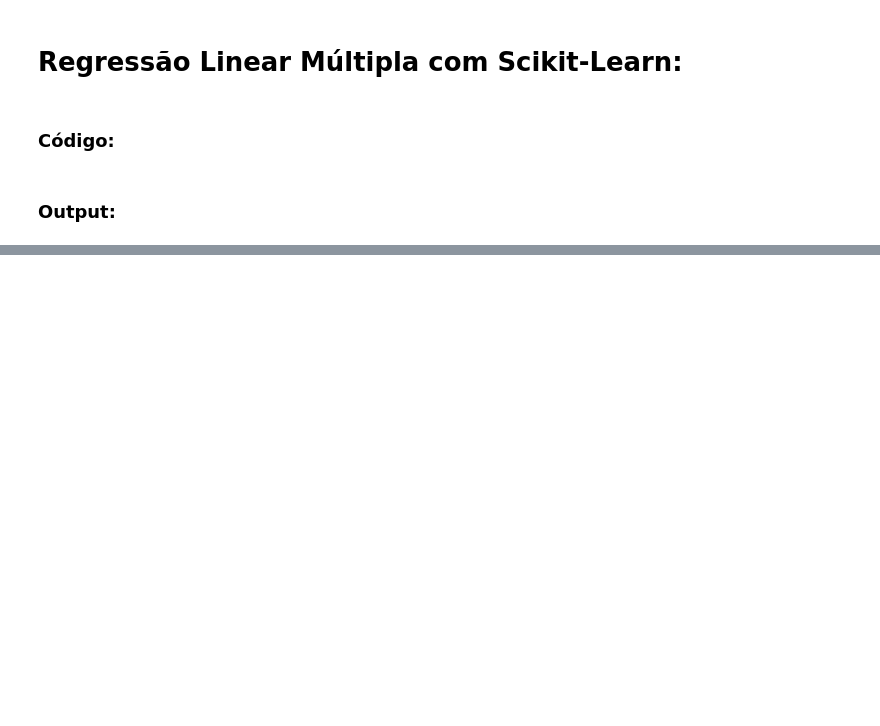
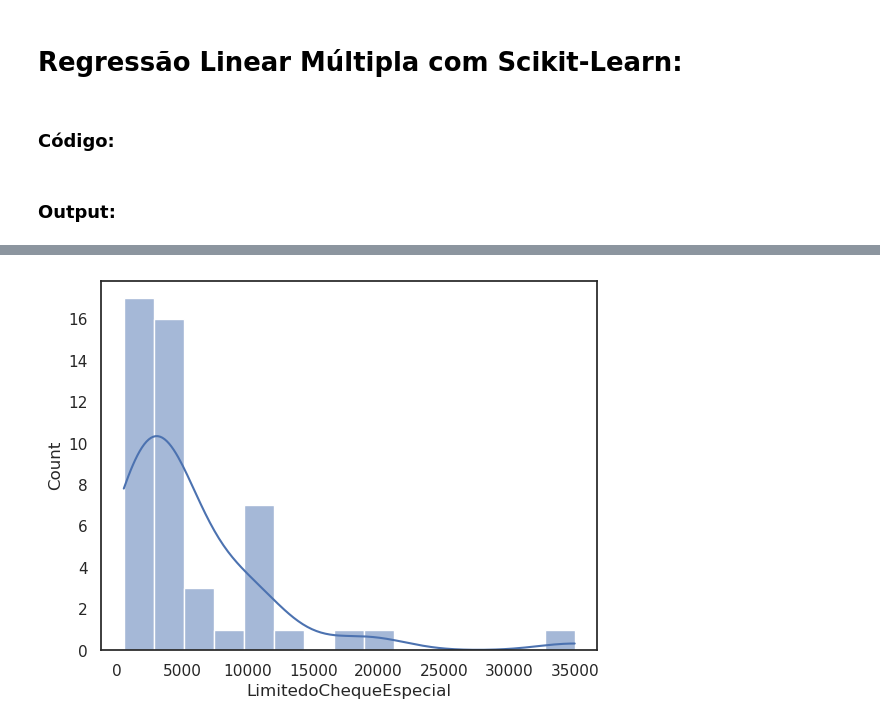
Before and after one commit to SamuelBarbosaDev/DataExpert, a Jupyter notebook: core/core/slots/7/main.ipynb, the cells around one changed output, grey strips where cells are left out. Drawn from its saved outputs; the diff is of its cells as text; code cells hidden in the pictures; blank space fills up the shorter version.

```diff
--- a/core/core/slots/7/main.ipynb
+++ b/core/core/slots/7/main.ipynb
@@ -148,7 +159,7 @@ display(df_aprovados.head())
 # %% [markdown]
 ### Limiti com varios Dummys:
 # %%
-path = r'../../../data/Limite_Credito.xlsx'
-df_limiti_dymmy = pd.read_excel(
+path = r'../../../data/Limite_Dummy.xlsx'
+df_limiti_dummy = pd.read_excel(
     io=path
 )
@@ -1253,6 +1286,11 @@ class RegressãoLinearMúltiplaComScikitLearn():
 
         plt.show()
 
+    #Preparação dos dados:
+    def dummy(self, dataframe, colunas=[]):
+        dataframe = pd.get_dummies(dataframe, prefix=colunas)
+        return dataframe
+
     def normalizando_os_dados(self, dataframe):
         scaler = StandardScaler()
         dataframe = pd.DataFrame(
@@ -1262,17 +1300,18 @@ class RegressãoLinearMúltiplaComScikitLearn():
         )
         return dataframe
 
+    # Modelagem:
     def modelo_mrls(self, dataframe, function):
         model = smf.ols(formula=function, data=dataframe).fit()
         print(model.summary())
 
     def treinamento(self, dataframe, x, y):
         x_train, x_test, y_train, y_test = train_test_split(
-            dataframe[[x]],
-            dataframe[[y]],
+            dataframe[x],
+            dataframe[y],
             train_size=0.7,
             test_size=0.3,
-            random_state=46
+            random_state=42
         )
 
         ln = LinearRegression()
@@ -1291,6 +1330,17 @@ class RegressãoLinearMúltiplaComScikitLearn():
         print('MSE:', metrics.mean_squared_error(y_true, y_pred))
         print('RMSE:', np.sqrt(metrics.mean_squared_error(y_true, y_pred)))
 
+    # Data Visualisation:
+    def gráfico_de_reta_linear(self, dataframe, x, y):
+        sns.lmplot(
+            data=dataframe,
+            x=x,
+            y=y
+        )
+        ax = plt.gca()
+        ax.set_title("Reta de Regressão - Tempo x Venda")
+        plt.show()
+
     def gráfico_de_linha_plot(self, y_true, y_pred):
         index = [i for i in range(1, len(y_pred)+1, 1)]
 
@@ -1332,0 +1386,7 @@ import matplotlib.pyplot as plt
+# %%
+regressão_linear_mútipla_com_scikit_learn.gráfico_de_distribuição(
+    dataframe=df_limiti_dummy,
+    coluna='LimitedoChequeEspecial'
+)
+# %% [output]
+[figure, added]
```
Also changed, not shown: parts of 64 cells of this notebook, 3 other files.
